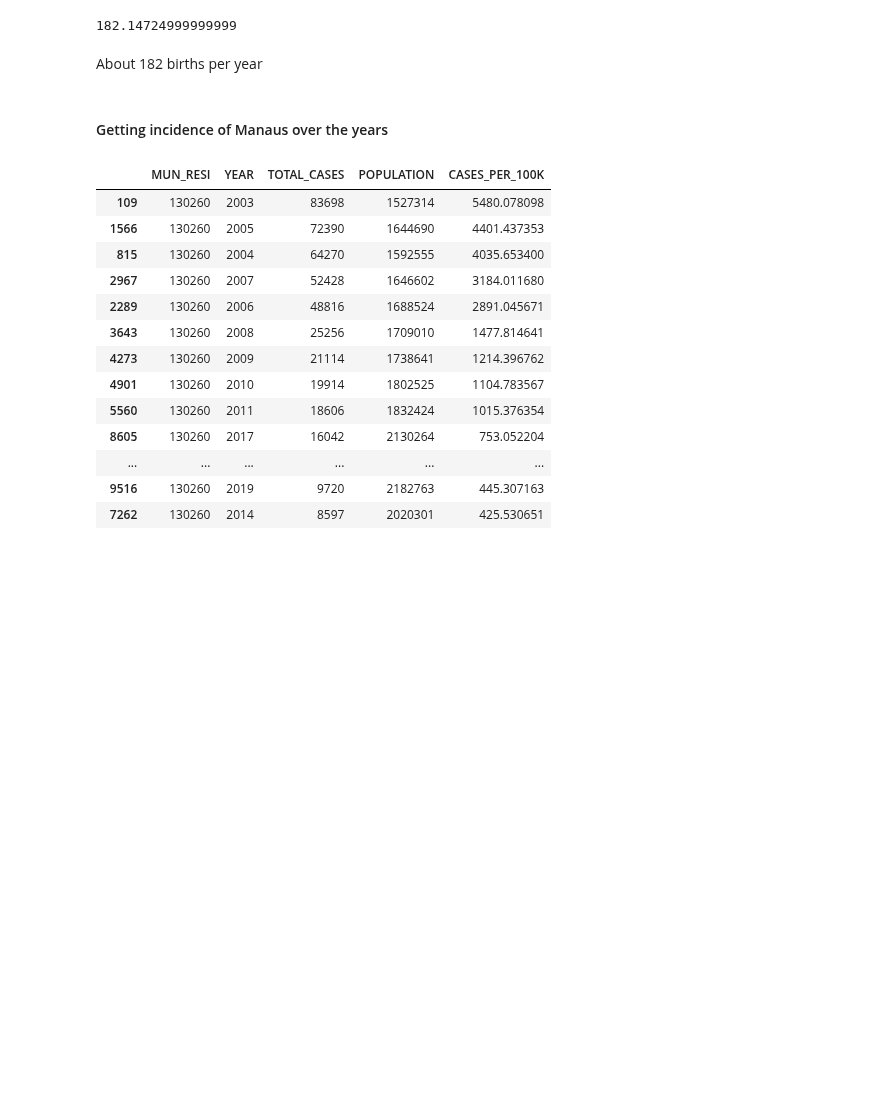
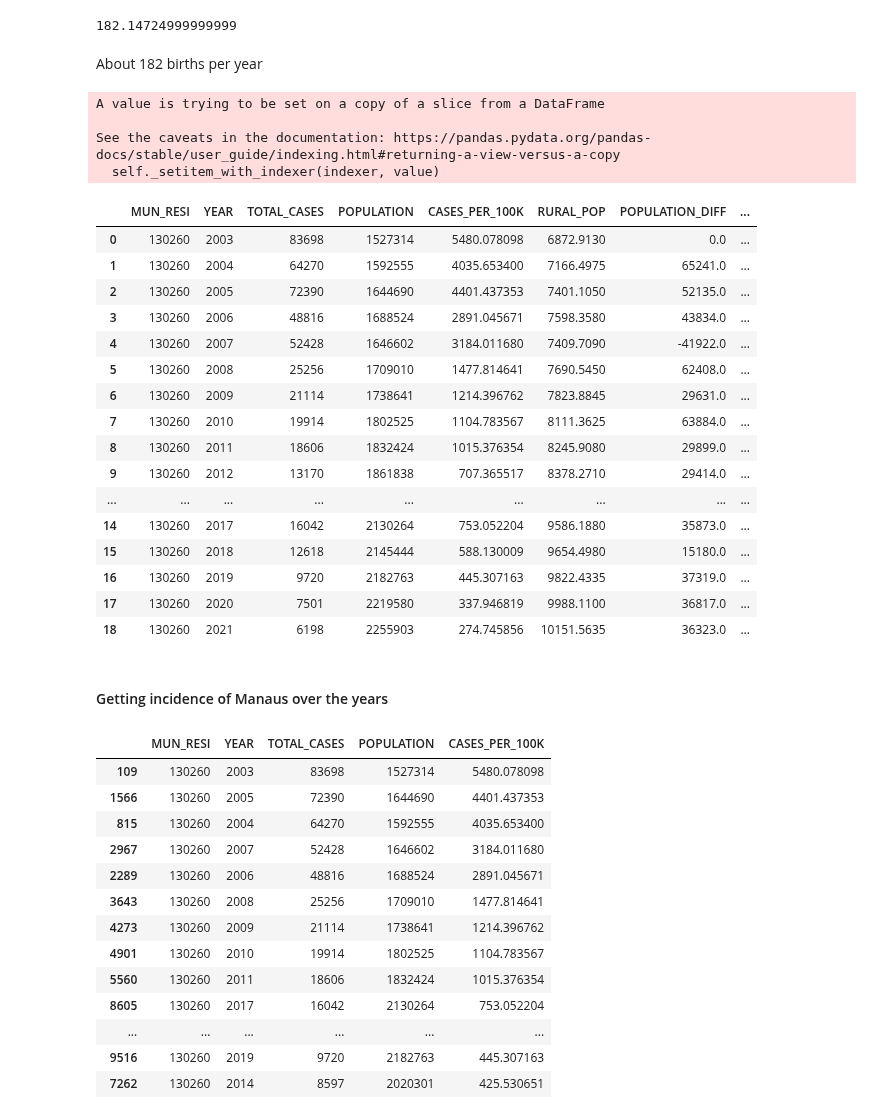
Before and after one commit to RaphaLevy/Study_on_Malaria_dynamics, a Jupyter notebook: sivep_data/SIVEP_Data.ipynb, the cells around one changed output. Saved outputs shown, nothing was run; the diff lists cells and outputs as text; code cells hidden in the pictures; blank space fills up the shorter version.

Commit message:
Gets difference in total and rural population over the years

```diff
--- a/sivep_data/SIVEP_Data.ipynb
+++ b/sivep_data/SIVEP_Data.ipynb
@@ -881,9 +881,35 @@ About 182 births per year
 # %%
 manaus_pop_difference_df = manaus_rural_pop_df
 
-manaus_pop_difference_df['POPULATION_DIFF'] = manaus_pop_difference_df['POPULATION'] - df['POPULATION'].shift(-1)
-manaus_pop_difference_df['POPULATION_DIFF'].iloc[-1] = 0
+manaus_pop_difference_df['POPULATION_DIFF'] = manaus_pop_difference_df['POPULATION'] - manaus_pop_difference_df['POPULATION'].shift(1)
+manaus_pop_difference_df['POPULATION_DIFF'].iloc[0] = 0
+
+manaus_pop_difference_df['RURAL_POP_DIFF'] = manaus_pop_difference_df['RURAL_POP'] - manaus_pop_difference_df['RURAL_POP'].shift(1)
+manaus_pop_difference_df['RURAL_POP_DIFF'].iloc[0] = 0
+
 manaus_pop_difference_df
+# %% [output]
+A value is trying to be set on a copy of a slice from a DataFrame
+
+See the caveats in the documentation: https://pandas.pydata.org/pandas-docs/stable/user_guide/indexing.html#returning-a-view-versus-a-copy
+  self._setitem_with_indexer(indexer, value)
+|  | MUN_RESI | YEAR | TOTAL_CASES | POPULATION | CASES_PER_100K | RURAL_POP | POPULATION_DIFF | ... |
+| 0 | 130260 | 2003 | 83698 | 1527314 | 5480.078098 | 6872.9130 | 0.0 | ... |
+| 1 | 130260 | 2004 | 64270 | 1592555 | 4035.653400 | 7166.4975 | 65241.0 | ... |
+| 2 | 130260 | 2005 | 72390 | 1644690 | 4401.437353 | 7401.1050 | 52135.0 | ... |
+| 3 | 130260 | 2006 | 48816 | 1688524 | 2891.045671 | 7598.3580 | 43834.0 | ... |
+| 4 | 130260 | 2007 | 52428 | 1646602 | 3184.011680 | 7409.7090 | -41922.0 | ... |
+| 5 | 130260 | 2008 | 25256 | 1709010 | 1477.814641 | 7690.5450 | 62408.0 | ... |
+| 6 | 130260 | 2009 | 21114 | 1738641 | 1214.396762 | 7823.8845 | 29631.0 | ... |
+| 7 | 130260 | 2010 | 19914 | 1802525 | 1104.783567 | 8111.3625 | 63884.0 | ... |
+| 8 | 130260 | 2011 | 18606 | 1832424 | 1015.376354 | 8245.9080 | 29899.0 | ... |
+| 9 | 130260 | 2012 | 13170 | 1861838 | 707.365517 | 8378.2710 | 29414.0 | ... |
+| ... | ... | ... | ... | ... | ... | ... | ... | ... |
+| 14 | 130260 | 2017 | 16042 | 2130264 | 753.052204 | 9586.1880 | 35873.0 | ... |
+| 15 | 130260 | 2018 | 12618 | 2145444 | 588.130009 | 9654.4980 | 15180.0 | ... |
+| 16 | 130260 | 2019 | 9720 | 2182763 | 445.307163 | 9822.4335 | 37319.0 | ... |
+| 17 | 130260 | 2020 | 7501 | 2219580 | 337.946819 | 9988.1100 | 36817.0 | ... |
+| 18 | 130260 | 2021 | 6198 | 2255903 | 274.745856 | 10151.5635 | 36323.0 | ... |
 # %% [markdown]
 #### Getting incidence of Manaus over the years
 # %%
```
